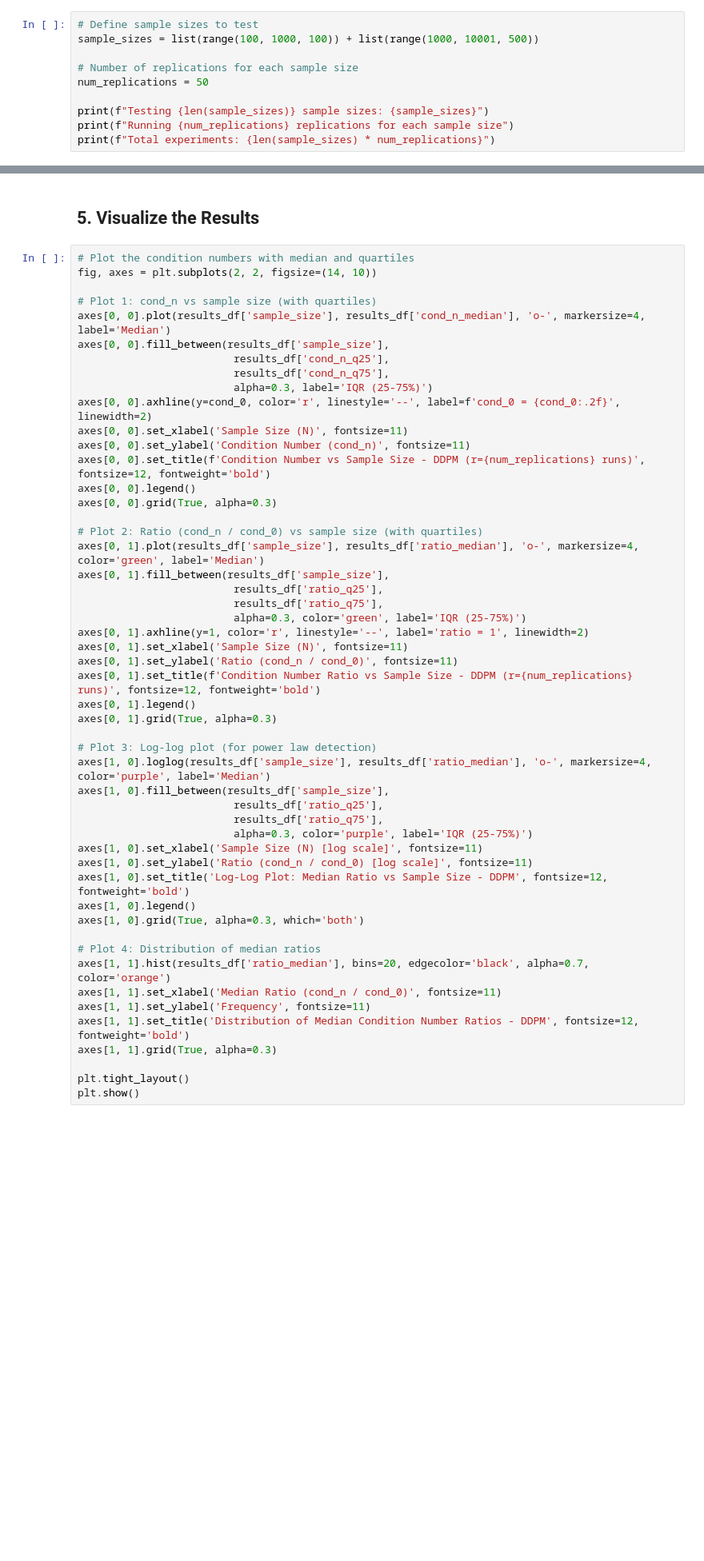
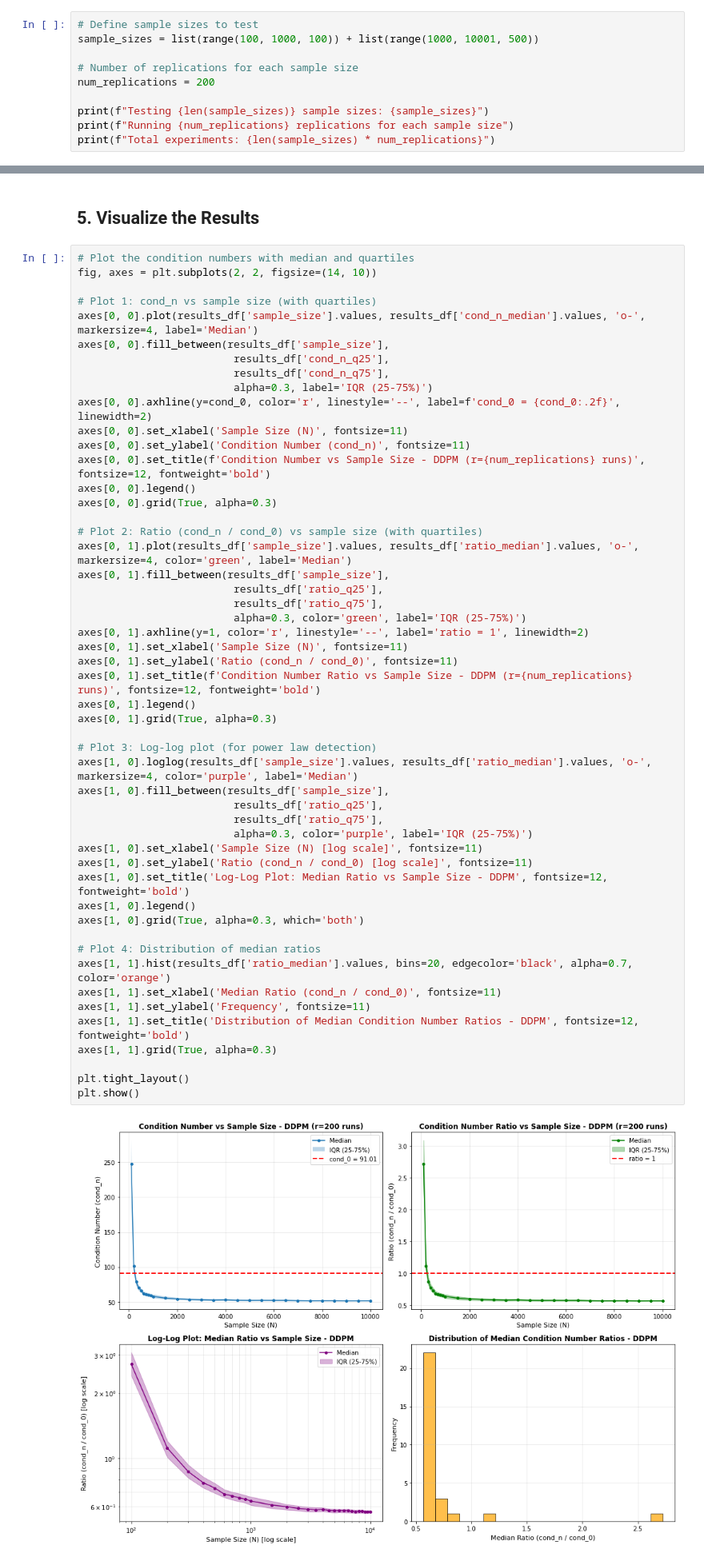
Before and after one commit to omroot/DGM4Covariance, a Jupyter notebook: experiments/diffusion_condition_number.ipynb, the cells around one changed output, grey strips where cells are left out. Shown: that part at 80% size. Cells and saved outputs as stored; diff of their text form; blank space fills up the shorter version.

```diff
--- a/experiments/diffusion_condition_number.ipynb
+++ b/experiments/diffusion_condition_number.ipynb
@@ -164,7 +181,7 @@ plt.show()
 sample_sizes = list(range(100, 1000, 100)) + list(range(1000, 10001, 500))
 
 # Number of replications for each sample size
-num_replications = 50
+num_replications = 200
 
 print(f"Testing {len(sample_sizes)} sample sizes: {sample_sizes}")
 print(f"Running {num_replications} replications for each sample size")
@@ -256,7 +308,7 @@ print(results_df[['sample_size', 'cond_n_median', 'ratio_median', 'ratio_q25', '
 fig, axes = plt.subplots(2, 2, figsize=(14, 10))
 
 # Plot 1: cond_n vs sample size (with quartiles)
-axes[0, 0].plot(results_df['sample_size'], results_df['cond_n_median'], 'o-', markersize=4, label='Median')
+axes[0, 0].plot(results_df['sample_size'].values, results_df['cond_n_median'].values, 'o-', markersize=4, label='Median')
 axes[0, 0].fill_between(results_df['sample_size'],
                          results_df['cond_n_q25'],
                          results_df['cond_n_q75'],
@@ -269,39 +321,41 @@ axes[0, 0].legend()
 axes[0, 0].grid(True, alpha=0.3)
 
 # Plot 2: Ratio (cond_n / cond_0) vs sample size (with quartiles)
-axes[0, 1].plot(results_df['sample_size'], results_df['ratio_median'], 'o-', markersize=4, color='green', label='Median')
+axes[0, 1].plot(results_df['sample_size'].values, results_df['ratio_median'].values, 'o-', markersize=4, color='green', label='Median')
 axes[0, 1].fill_between(results_df['sample_size'],
                          results_df['ratio_q25'],
                          results_df['ratio_q75'],
                          alpha=0.3, color='green', label='IQR (25-75%)')
 axes[0, 1].axhline(y=1, color='r', linestyle='--', label='ratio = 1', linewidth=2)
 axes[0, 1].set_xlabel('Sample Size (N)', fontsize=11)
 axes[0, 1].set_ylabel('Ratio (cond_n / cond_0)', fontsize=11)
 axes[0, 1].set_title(f'Condition Number Ratio vs Sample Size - DDPM (r={num_replications} runs)', fontsize=12, fontweight='bold')
 axes[0, 1].legend()
 axes[0, 1].grid(True, alpha=0.3)
 
 # Plot 3: Log-log plot (for power law detection)
-axes[1, 0].loglog(results_df['sample_size'], results_df['ratio_median'], 'o-', markersize=4, color='purple', label='Median')
+axes[1, 0].loglog(results_df['sample_size'].values, results_df['ratio_median'].values, 'o-', markersize=4, color='purple', label='Median')
 axes[1, 0].fill_between(results_df['sample_size'],
                          results_df['ratio_q25'],
                          results_df['ratio_q75'],
                          alpha=0.3, color='purple', label='IQR (25-75%)')
 axes[1, 0].set_xlabel('Sample Size (N) [log scale]', fontsize=11)
 axes[1, 0].set_ylabel('Ratio (cond_n / cond_0) [log scale]', fontsize=11)
 axes[1, 0].set_title('Log-Log Plot: Median Ratio vs Sample Size - DDPM', fontsize=12, fontweight='bold')
 axes[1, 0].legend()
 axes[1, 0].grid(True, alpha=0.3, which='both')
 
 # Plot 4: Distribution of median ratios
-axes[1, 1].hist(results_df['ratio_median'], bins=20, edgecolor='black', alpha=0.7, color='orange')
+axes[1, 1].hist(results_df['ratio_median'].values, bins=20, edgecolor='black', alpha=0.7, color='orange')
 axes[1, 1].set_xlabel('Median Ratio (cond_n / cond_0)', fontsize=11)
 axes[1, 1].set_ylabel('Frequency', fontsize=11)
 axes[1, 1].set_title('Distribution of Median Condition Number Ratios - DDPM', fontsize=12, fontweight='bold')
 axes[1, 1].grid(True, alpha=0.3)
 
 plt.tight_layout()
 plt.show()
+# %% [output]
+[figure, added]
 # %% [markdown]
 ## 6. Power Law Analysis
 # %%
```
Also changed, not shown: parts of 15 cells of this notebook, 1 other file.
